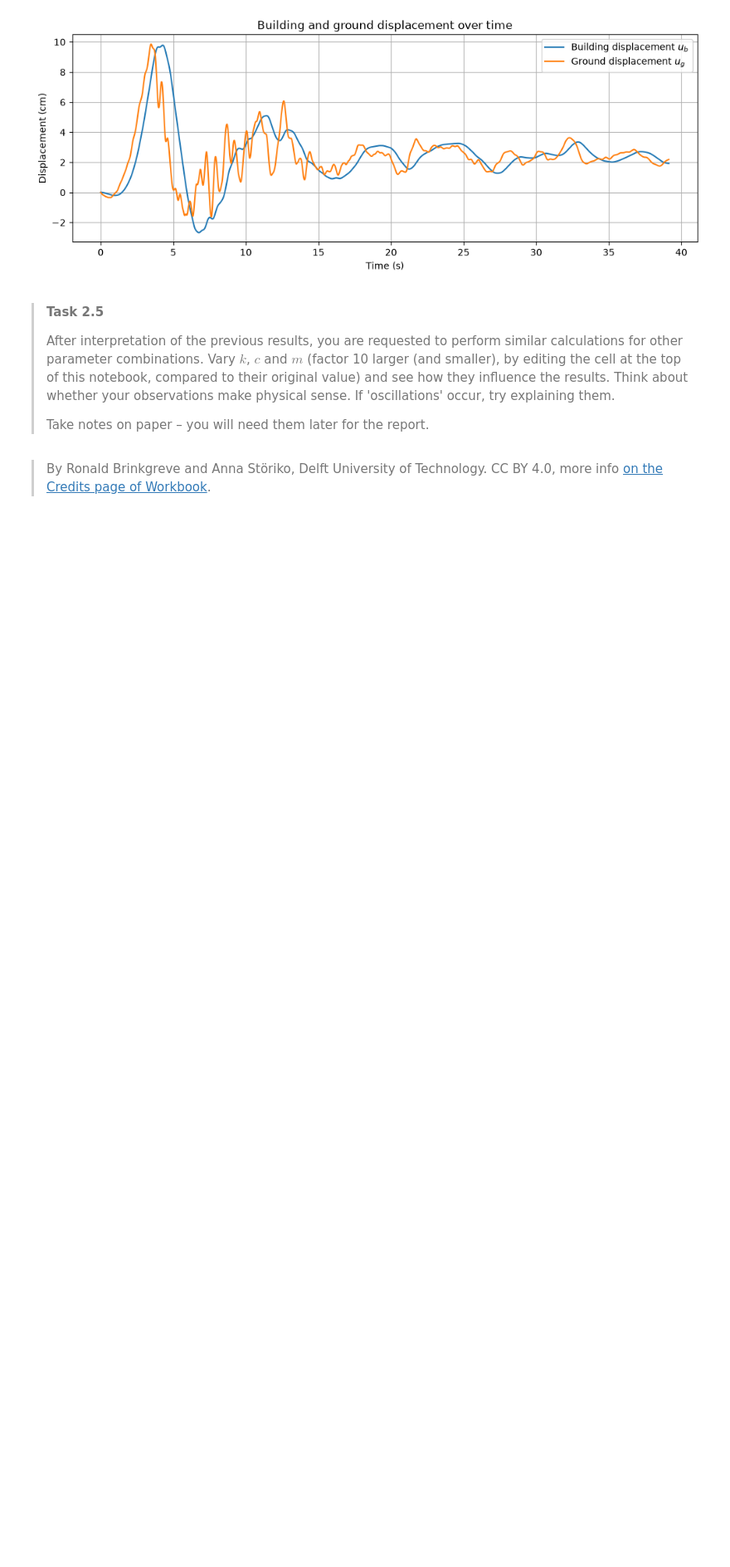
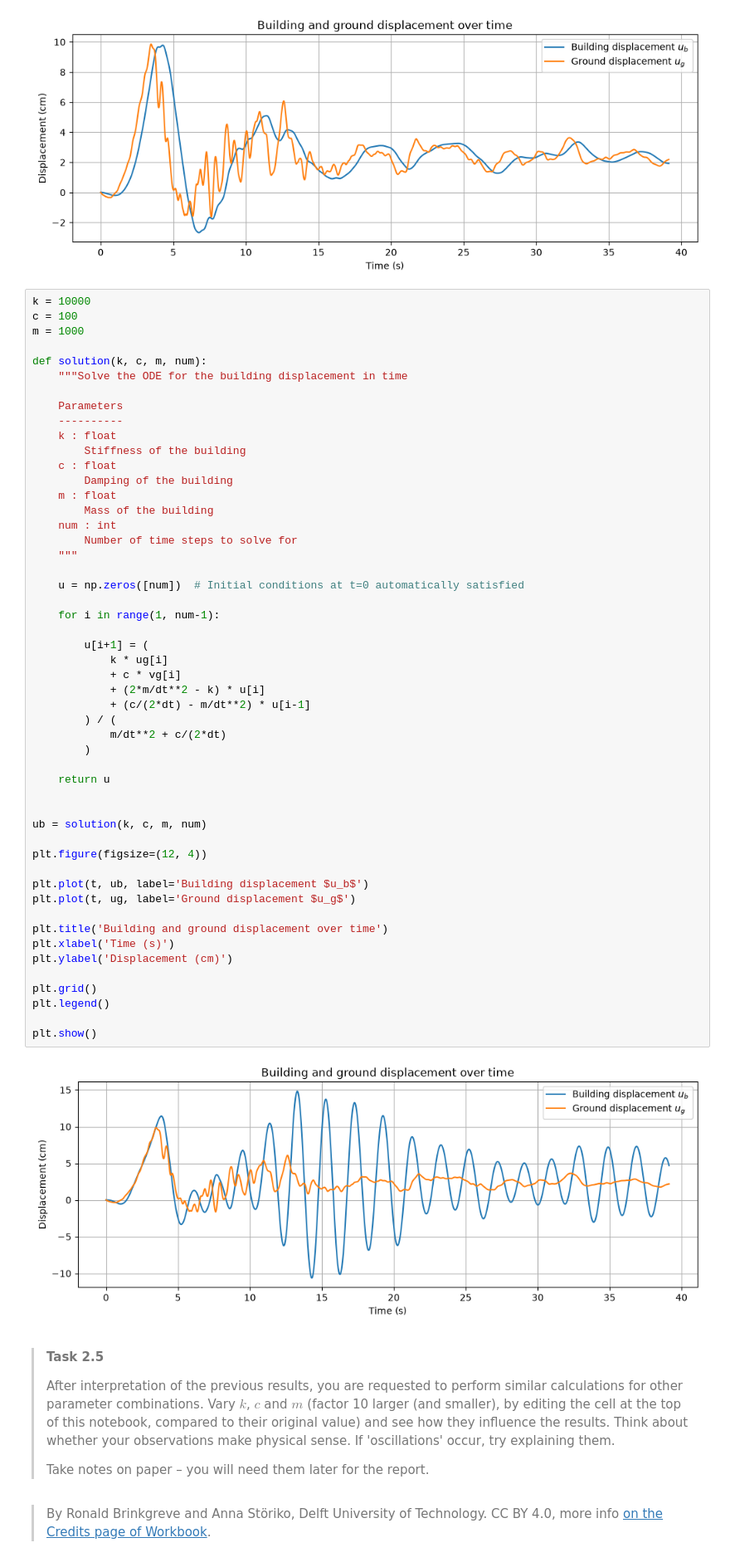
Before and after one commit to NickZhou21/GA1.2, a Jupyter notebook: all_files_GA_1_2/1Ddynamics.ipynb, the cells around one changed output. Shown at 83% size. Saved outputs shown, nothing was run; the diff lists cells and outputs as text; blank space fills up the shorter version.

```diff
--- a/all_files_GA_1_2/1Ddynamics.ipynb
+++ b/all_files_GA_1_2/1Ddynamics.ipynb
@@ -375,6 +374,59 @@ plt.legend()
 plt.show()
 # %% [output]
 [figure]
+# %%
+k = 10000
+c = 100
+m = 1000
+
+def solution(k, c, m, num):
+    """Solve the ODE for the building displacement in time
+
+    Parameters
+    ----------
+    k : float
+        Stiffness of the building
+    c : float
+        Damping of the building
+    m : float
+        Mass of the building
+    num : int
+        Number of time steps to solve for
+    """
+
+    u = np.zeros([num])  # Initial conditions at t=0 automatically satisfied
+
+    for i in range(1, num-1):
+
+        u[i+1] = (
+            k * ug[i]
+            + c * vg[i]
+            + (2*m/dt**2 - k) * u[i]
+            + (c/(2*dt) - m/dt**2) * u[i-1]
+        ) / (
+            m/dt**2 + c/(2*dt)
+        )
+
+    return u
+
+
+ub = solution(k, c, m, num)
+
+plt.figure(figsize=(12, 4))
+
+plt.plot(t, ub, label='Building displacement $u_b$')
+plt.plot(t, ug, label='Ground displacement $u_g$')
+
+plt.title('Building and ground displacement over time')
+plt.xlabel('Time (s)')
+plt.ylabel('Displacement (cm)')
+
+plt.grid()
+plt.legend()
+
+plt.show()
+# %% [output]
+[figure, added]
 # %% [markdown]
 ><p>
 >
```
Also changed, not shown: parts of 2 cells of this notebook.
